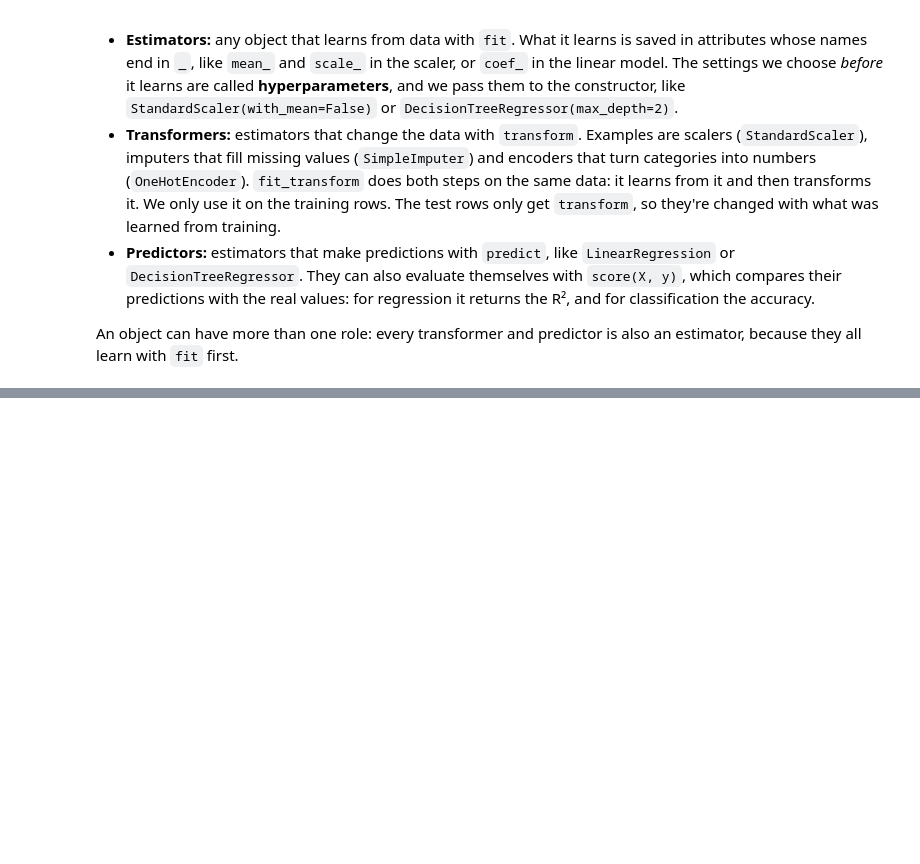
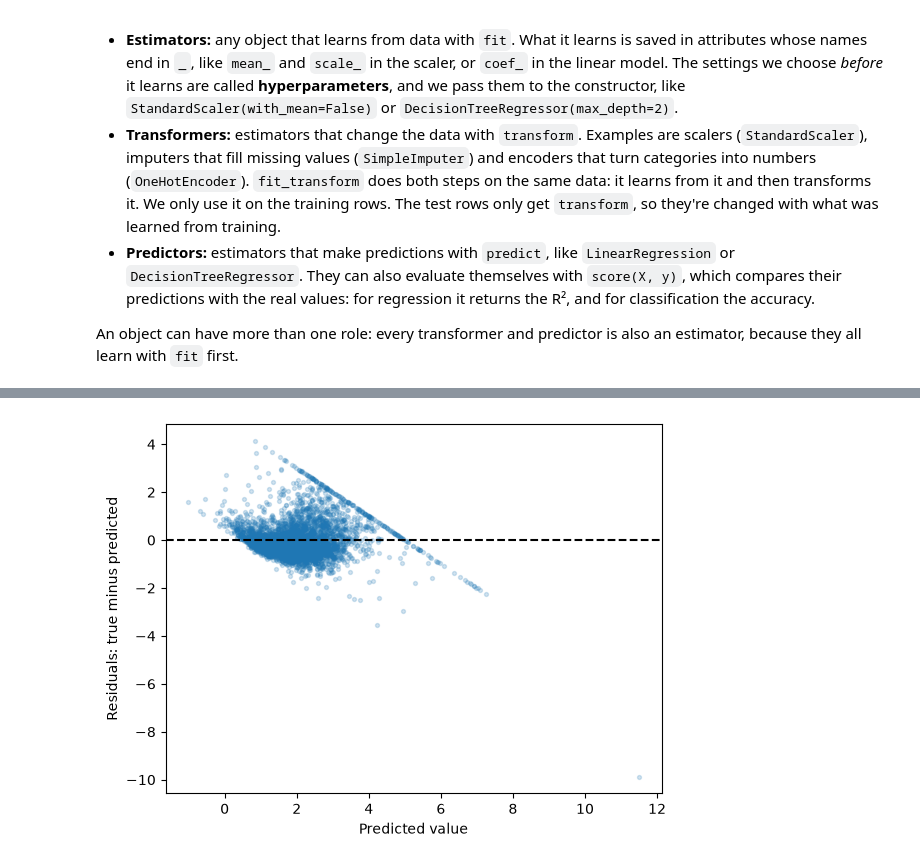
Before and after one commit to NainIglesias/supervised-learning, a Jupyter notebook: california_by_hand.ipynb, the cells around one changed output, grey strips where cells are left out. Saved outputs shown, nothing was run; the diff lists cells and outputs as text; code cells hidden in the pictures; blank space fills up the shorter version.

```diff
--- a/california_by_hand.ipynb
+++ b/california_by_hand.ipynb
@@ -266,0 +337,10 @@ An object can have more than one role: every transformer and predictor is also a
+# %%
+residuals = y_test - y_test_predicted
+plt.scatter(y_test_predicted, residuals, alpha=0.2, s=8)
+#plt.plot([0 ,12], [0,0], 'k--')
+plt.axhline(0, color='k', linestyle='--')
+plt.xlabel('Predicted value')
+plt.ylabel('Residuals: true minus predicted')
+plt.show()
+# %% [output]
+[figure, added]
```
Also changed, not shown: parts of 8 cells of this notebook, 1 other file.
